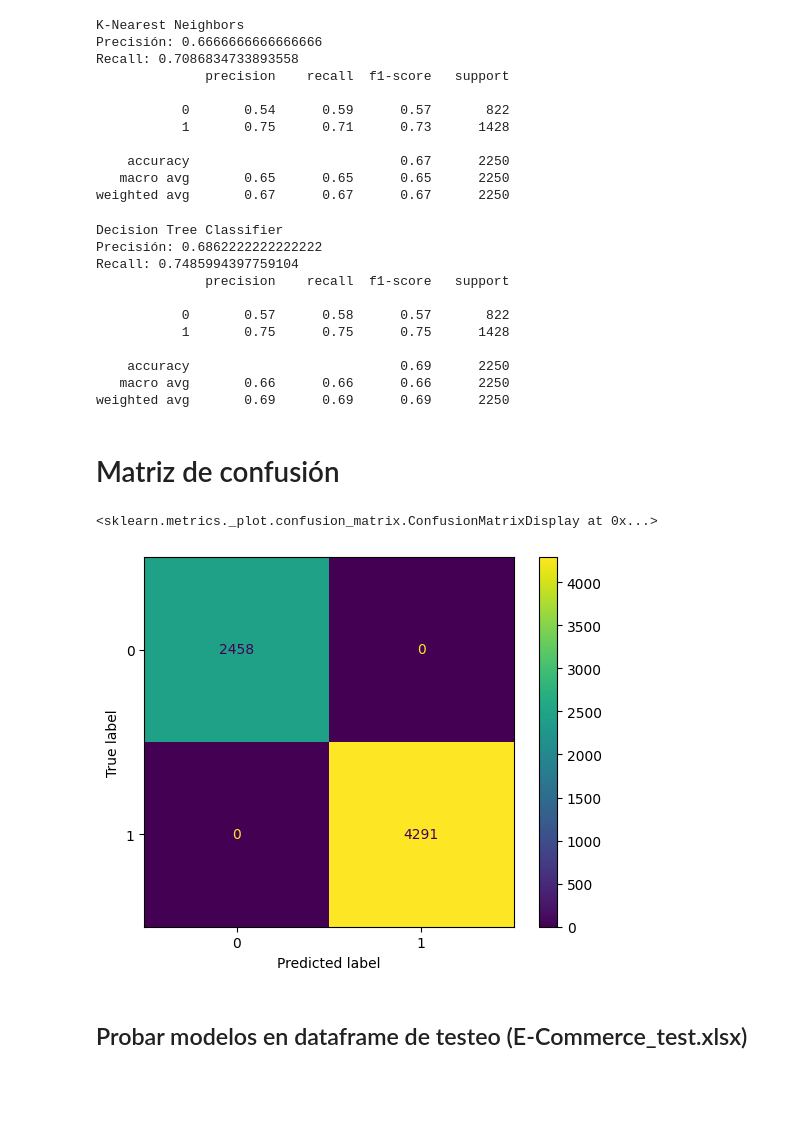
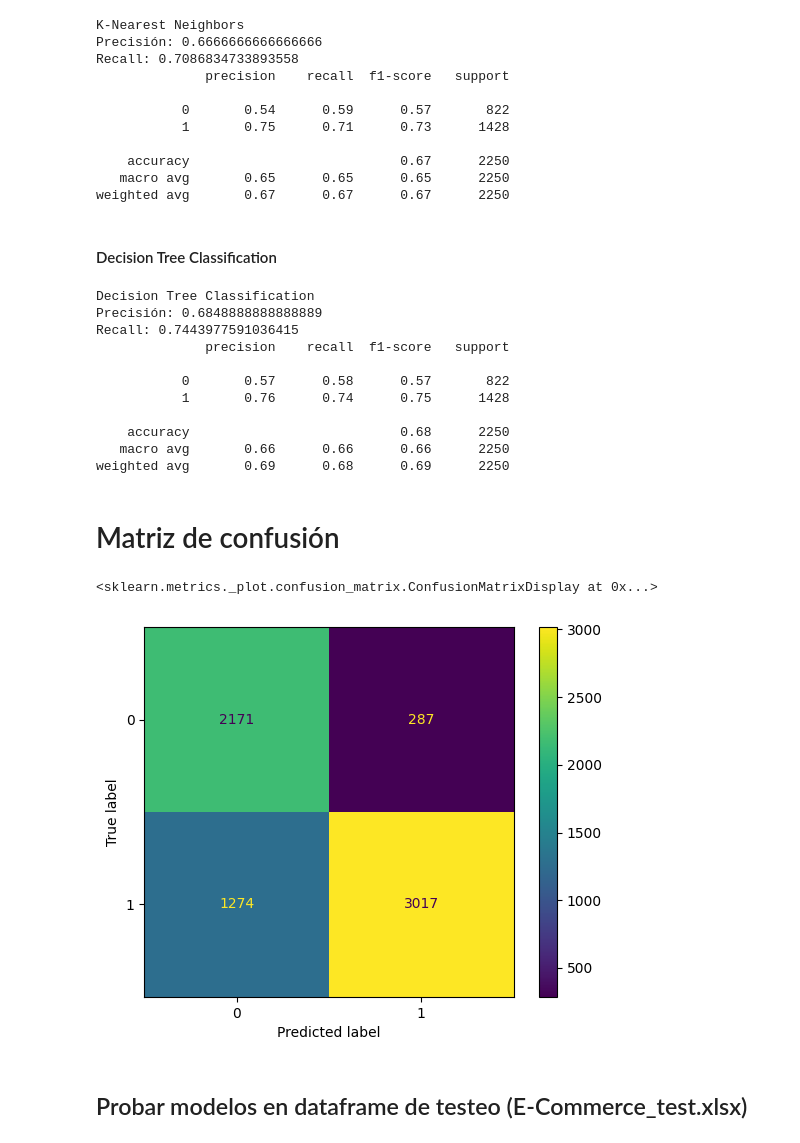
Before and after one commit to AstradaT/Datathon, a Jupyter notebook: ecommerce.ipynb, the cells around one changed output. Saved outputs shown, nothing was run; the diff lists cells and outputs as text; code cells hidden in the pictures; blank space fills up the shorter version.

```diff
--- a/ecommerce.ipynb
+++ b/ecommerce.ipynb
@@ -138,0 +150,8 @@ X_test = scaler.transform(X_test)
+# %%
+lr = LogisticRegression()
+lr.fit(X_train, y_train)
+y_test_pred_lr = lr.predict(X_test)
+y_train_pred_lr = lr.predict(X_test)
+print(f"Logistic Regression\nPrecisión: {lr.score(X_test, y_test)}")
+print(f"Recall: {recall_score(y_test, y_test_pred_lr)}")
+print(classification_report(y_test, y_test_pred_lr))
@@ -139,10 +172,10 @@ X_test = scaler.transform(X_test)
 # %%
-# Predecir usando Random Forest Classification
-forest = RandomForestClassifier(n_estimators=40, random_state=0)
-forest.fit(X_train, y_train)
-y_test_pred_forest = forest.predict(X_test)
-y_train_pred_forest = forest.predict(X_train)
-print(f"Random Forest Classification\nPrecisión: {forest.score(X_test, y_test)}")
-print(classification_report(y_test, y_test_pred_forest))
+rfc = RandomForestClassifier(max_depth=7, min_samples_leaf=1, min_samples_split=4, random_state=0)
+rfc.fit(X_train, y_train)
+y_test_pred_rfc = rfc.predict(X_test)
+y_train_pred_rfc = rfc.predict(X_train)
+print(f"Random Forest Classification\nPrecisión: {rfc.score(X_test, y_test)}")
+print(f"Recall: {recall_score(y_test, y_test_pred_rfc)}")
+print(classification_report(y_test, y_test_pred_rfc))
 # %% [output]
 Random Forest Classification
@@ -176,38 +211,40 @@ Recall: 0.7086834733893558
     accuracy                           0.67      2250
    macro avg       0.65      0.65      0.65      2250
 weighted avg       0.67      0.67      0.67      2250
+# %% [markdown]
+#### Decision Tree Classification
 # %%
-# Predecir usando Decision Tree Classifier
 dtc = DecisionTreeClassifier()
 dtc.fit(X_train, y_train)
 y_test_pred_dtc = dtc.predict(X_test)
 y_train_pred_dtc = dtc.predict(X_train)
-print(f"Decision Tree Classifier\nPrecisión: {dtc.score(X_test, y_test)}")
+print(f"Decision Tree Classification\nPrecisión: {dtc.score(X_test, y_test)}")
 print(f"Recall: {recall_score(y_test, y_test_pred_dtc)}")
 print(classification_report(y_test, y_test_pred_dtc))
 # %% [output]
-Decision Tree Classifier
-Precisión: 0.6862222222222222
-Recall: 0.7485994397759104
+Decision Tree Classification
+Precisión: 0.6848888888888889
+Recall: 0.7443977591036415
               precision    recall  f1-score   support
 
            0       0.57      0.58      0.57       822
-           1       0.75      0.75      0.75      1428
+           1       0.76      0.74      0.75      1428
 
-    accuracy                           0.69      2250
+    accuracy                           0.68      2250
    macro avg       0.66      0.66      0.66      2250
-weighted avg       0.69      0.69      0.69      2250
+weighted avg       0.69      0.68      0.69      2250
 # %% [markdown]
 # Matriz de confusión
 # %%
+matrix_rfc = confusion_matrix(y_train, y_train_pred_rfc)
 matrix_knn = confusion_matrix(y_train, y_train_pred_knn)
 matrix_dtc = confusion_matrix(y_train, y_train_pred_dtc)
 # Graficar matriz
-cm_display = ConfusionMatrixDisplay(matrix_dtc)
+cm_display = ConfusionMatrixDisplay(matrix_rfc)
 cm_display.plot()
 # %% [output]
 <sklearn.metrics._plot.confusion_matrix.ConfusionMatrixDisplay at 0x...>
-[figure, old version]
+[figure, new version]
 # %% [markdown]
 ## Probar modelos en dataframe de testeo (E-Commerce_test.xlsx)
 # %%
```
Also changed, not shown: parts of 14 cells of this notebook.
